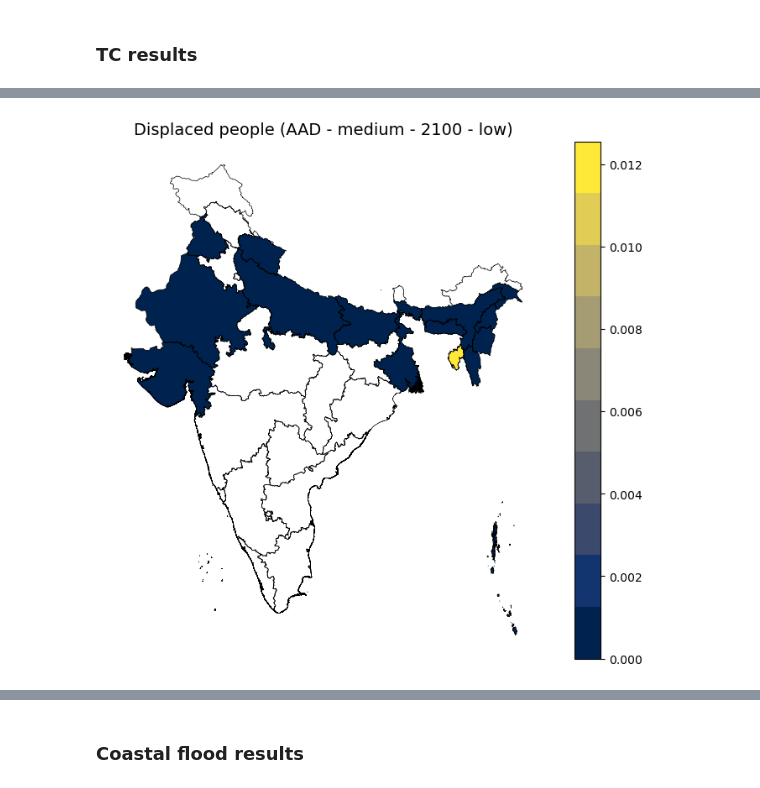
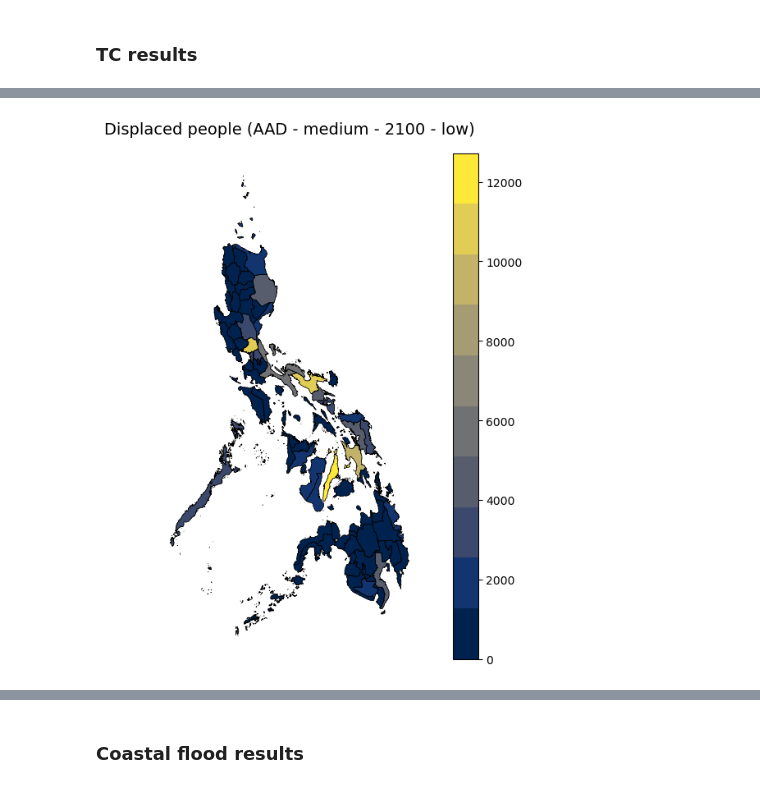
Before and after one commit to Evelyn-M/global-displacement-risk, a Jupyter notebook: doc/results_visualization_admin0_admin1-cntry.ipynb, the cells around one changed output, grey strips where cells are left out. Drawn from its saved outputs; the diff is of its cells as text; code cells hidden in the pictures.

```diff
--- a/doc/results_visualization_admin0_admin1-cntry.ipynb
+++ b/doc/results_visualization_admin0_admin1-cntry.ipynb
@@ -102,4 +508,4 @@ plot_admin1_values(f'{results_path}displacement_risk_tc_global_admin1.csv', 'IND
 # %%
-plot_admin1_values(f'{results_path}/displacement_risk_tc_global_admin1_consolidated.csv', 'IND', 'medium', '2100', 'low', 'AAD')
+plot_admin1_values(f'{results_path}/displacement_risk_tc_global_admin1_check.csv', 'PHL', 'medium', '2100', 'low', 'AAD')
 # %% [output]
-[figure, old version]
+[figure, new version]
```
Also changed, not shown: parts of 44 cells of this notebook, 1 other file.
